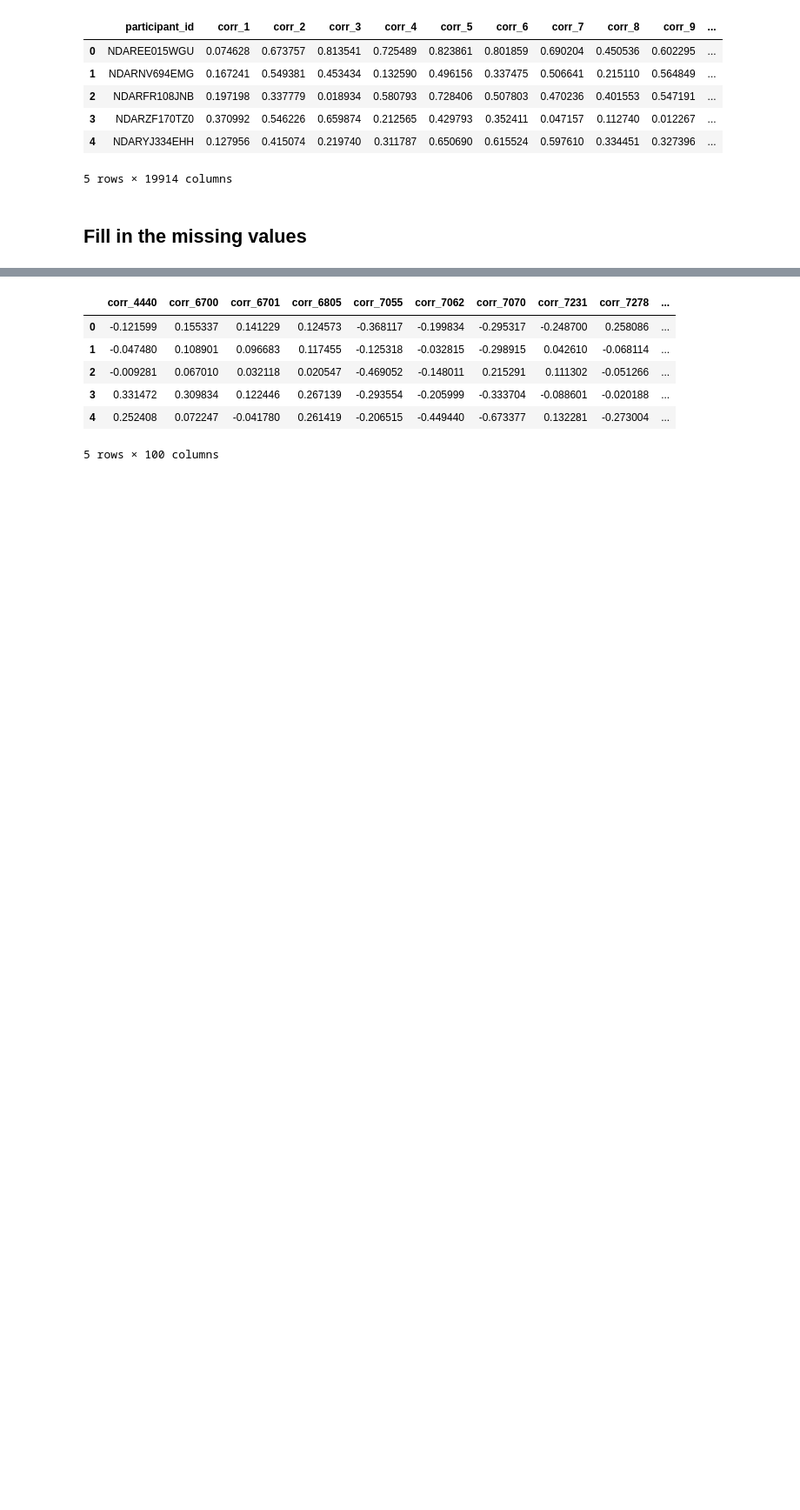
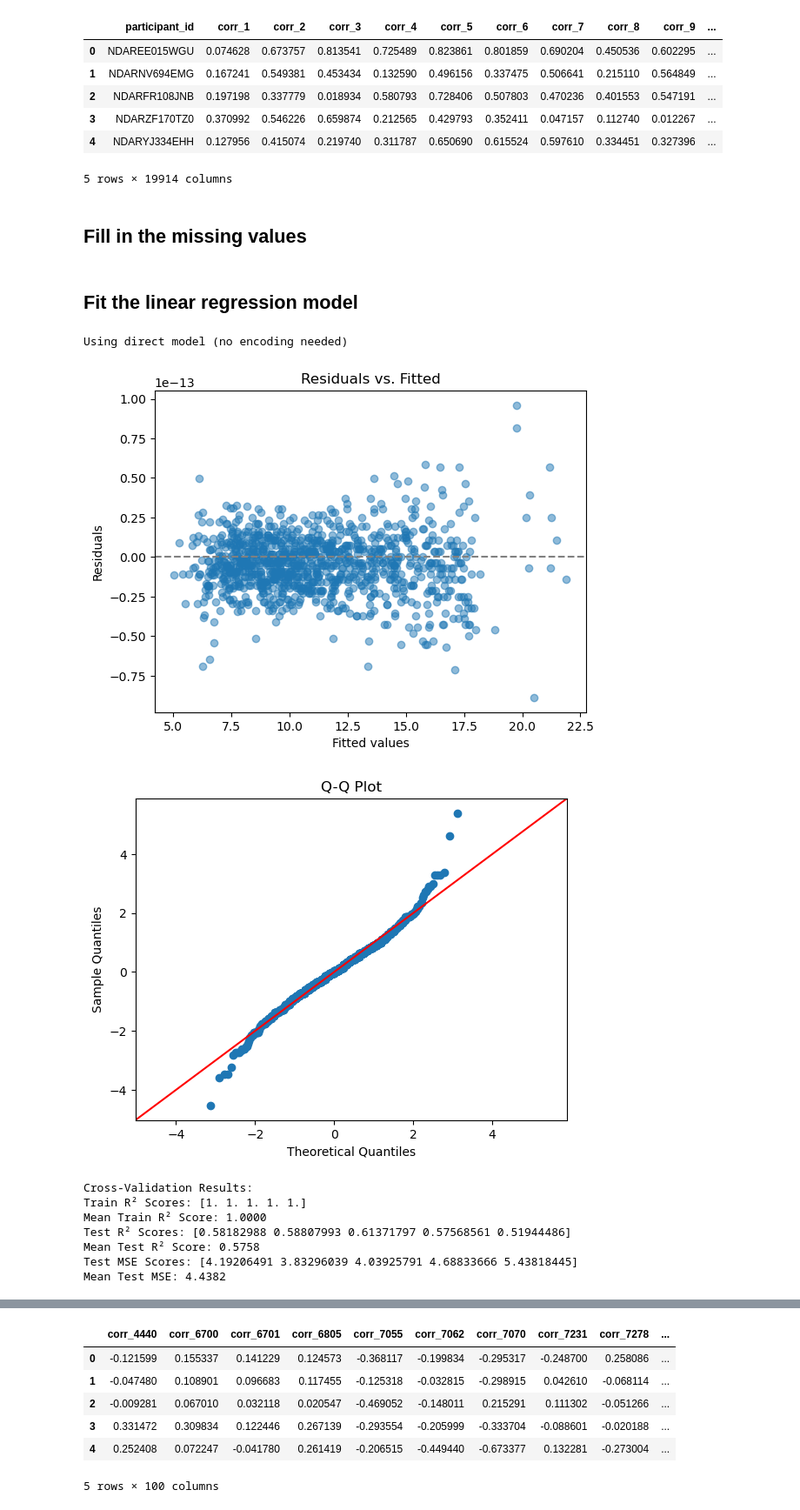
Before and after one commit to yshgboop/WiDS-Project, a Jupyter notebook: modeling.ipynb, the cells around one changed output, grey strips where cells are left out. Shown at 87% size. Cells and saved outputs as stored; diff of their text form; code cells hidden in the pictures; blank space fills up the shorter version.

Commit message:
modeling part and new dataset

```diff
--- a/modeling.ipynb
+++ b/modeling.ipynb
@@ -32,5 +30,7 @@ test_data.to_csv('test_data_wide.csv', index=False)
 # %% [markdown]
 ## Fill in the missing values
+# %%
+train_data = pd.read_csv('train_data_wide.csv')
 # %%
 # Replace missing BMI values with 0
 train_data['bmi'] = train_data['bmi'].fillna(0)
@@ -38,3 +38,26 @@ train_data['bmi'] = train_data['bmi'].fillna(0)
 # Replace missing values in categorical columns with "not recorded"
 categorical_columns = ['ethnicity', 'race', 'parent_1_education', 'parent_2_education']
 train_data[categorical_columns] = train_data[categorical_columns].fillna("not recorded")
+# %% [markdown]
+## Fit the linear regression model
+# %%
+from sklearn.model_selection import KFold, cross_validate
+from sklearn.linear_model import LinearRegression
+import numpy as np
+
+X = train_data.drop(['age', 'participant_id', 'ethnicity', 'race', 'handedness',
+                     'parent_1_education', 'parent_2_education', 'sex', 'study_site'], axis=1)
+y = train_data['age']
+
+evaluate_regression_model(X, y)
+# %% [output]
+Using direct model (no encoding needed)
+[figure, added]
+[figure, added]
+Cross-Validation Results:
+Train R² Scores: [1. 1. 1. 1. 1.]
+Mean Train R² Score: 1.0000
+Test R² Scores: [0.58182988 0.58807993 0.61371797 0.57568561 0.51944486]
+Mean Test R² Score: 0.5758
+Test MSE Scores: [4.19206491 3.83296039 4.03925791 4.68833666 5.43818445]
+Mean Test MSE: 4.4382
```
Also changed, not shown: parts of 27 cells of this notebook, 4 other files.
